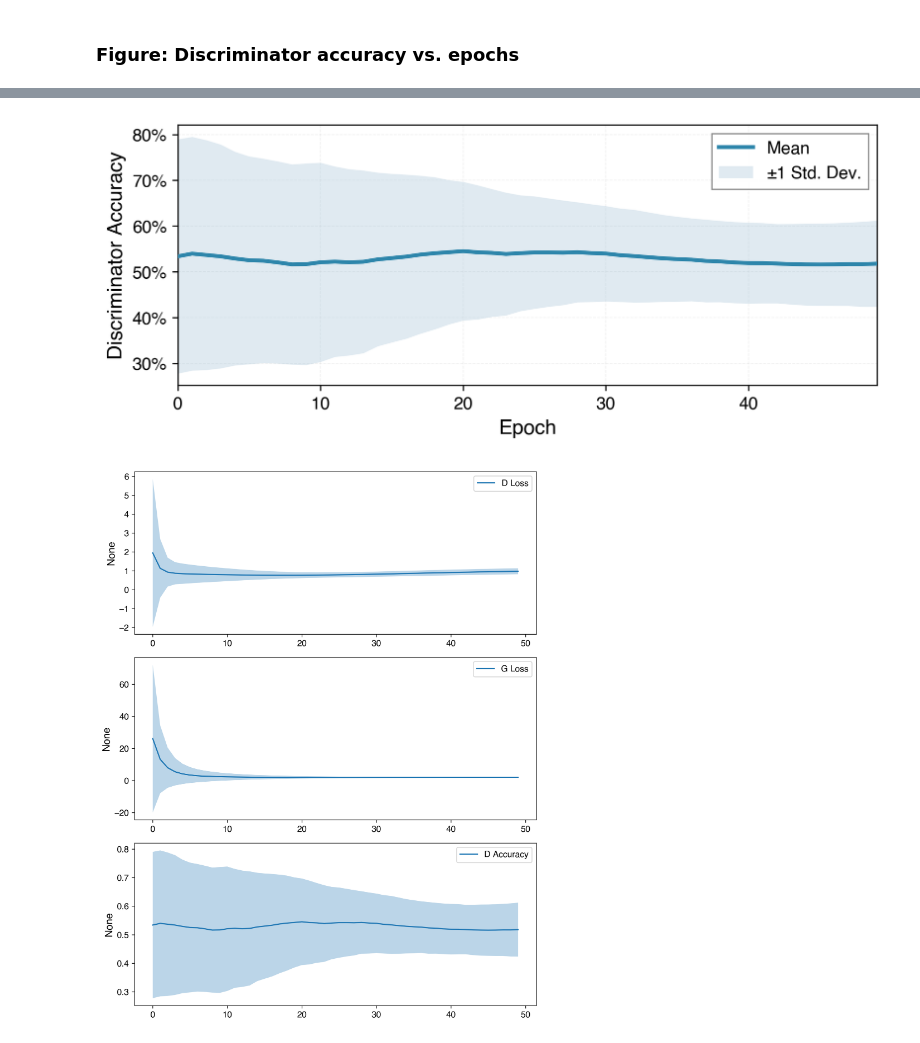
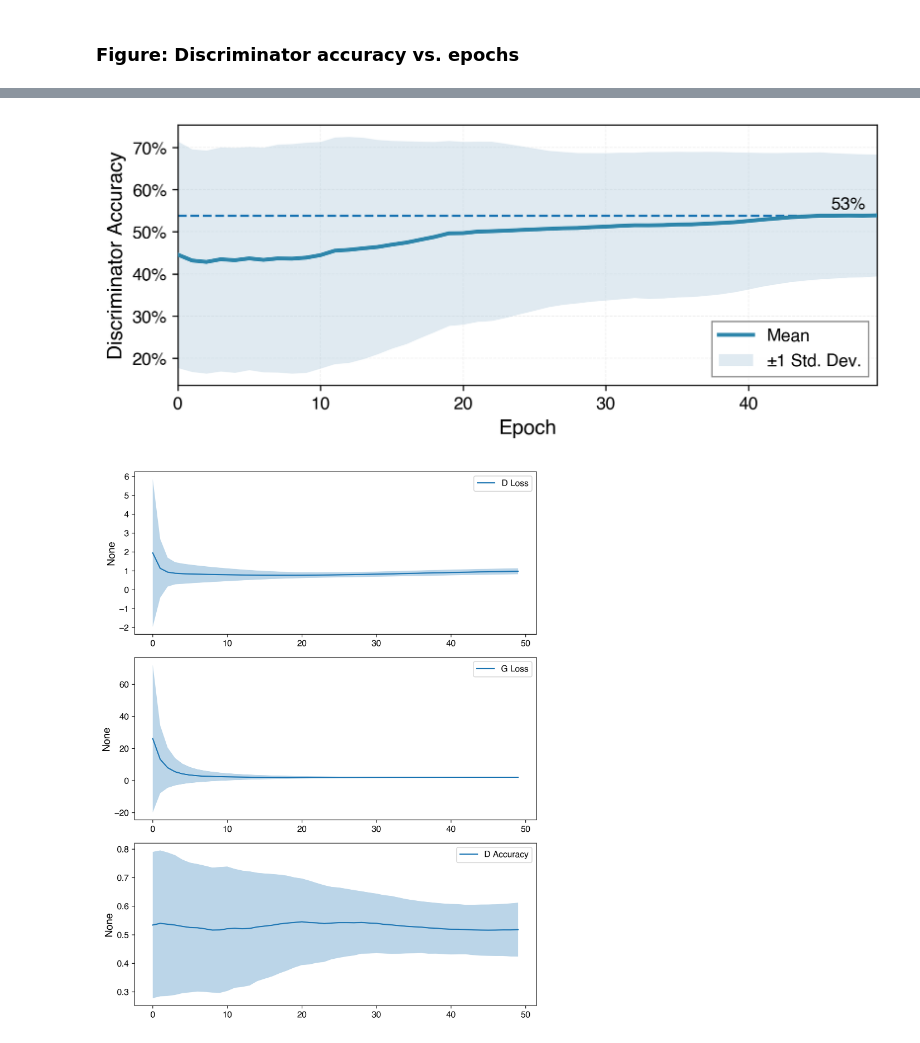
Before and after one commit to prajapati-incontrol/TapSEGNN, a Jupyter notebook: notebooks/create_figures.ipynb, the cells around one changed output, grey strips where cells are left out. Cells and saved outputs as stored; diff of their text form; code cells hidden in the pictures.

```diff
--- a/notebooks/create_figures.ipynb
+++ b/notebooks/create_figures.ipynb
@@ -10,9 +10,9 @@ import matplotlib.pyplot as plt
 parent_dir = os.path.abspath(os.path.join(os.getcwd(), '..'))
 sys.path.insert(0, parent_dir)
 # %%
-generated_data = joblib.load(parent_dir + f'/results/GAN_only/Oct2_all_seed_generated_data.pkl')
-simulated_v_pf_data = joblib.load(parent_dir + f'/results/GAN_only/Oct2_all_seed_simulated_v_pf_data.pkl')
-all_losses_seeds = joblib.load(parent_dir + f'/results/GAN_only/Oct2_all_seed_losses_data.pkl')
+generated_data = joblib.load(parent_dir + f'/results/GAN_only/Oct3_all_seed_generated_data.pkl')
+simulated_v_pf_data = joblib.load(parent_dir + f'/results/GAN_only/Oct3__all_seed_simulated_v_pf_data.pkl')
+all_losses_seeds = joblib.load(parent_dir + f'/results/GAN_only/Oct3_all_seed_losses_data.pkl')
 
 seeds = np.arange(len(generated_data.keys()))
 
@@ -96,6 +114,9 @@ ax.fill_between(x,
                 label='±1 Std. Dev.',
                 zorder=2)
 
+ax.hlines(0.538,0,49,linestyles='dashed')
+ax.text(47, 0.545, '53%', ha='center', va='bottom')
+
 # Styling improvements
 ax.set_xlabel('Epoch', fontweight='normal')
 ax.set_ylabel('Discriminator Accuracy', fontweight='normal')
@@ -108,34 +129,34 @@ ax.set_axisbelow(True)
 ax.set_xlim(0,49)
 
 # Set y-axis to percentage if needed (0-1 range)
 if val_d_accuracies_mean.max() <= 1.0:
     ax.yaxis.set_major_formatter(plt.FuncFormatter(lambda y, _: f'{y:.0%}'))
 
 # Clean up spines
 # ax.spines['top'].set_visible(False)
 # ax.spines['right'].set_visible()
 # ax.spines['left'].set_linewidth(0.8)
 # ax.spines['bottom'].set_linewidth(0.8)
 
 # Legend with refined styling
 legend = ax.legend(frameon=True,
                    loc='best',
                    framealpha=0.95,
                    edgecolor='gray',
                    fancybox=False,
                    shadow=False)
 legend.get_frame().set_linewidth(0.8)
 
 # Tight layout with padding
 # plt.tight_layout(pad=0.0)
 
 # Save as high-quality PDF and PNG
 plt.savefig('FIG_discriminator_accuracy.pdf', dpi=300, bbox_inches='tight')
 # plt.savefig('discriminator_accuracy.png', dpi=300, bbox_inches='tight')
 
 plt.show()
 # %% [output]
-[figure, old version]
+[figure, new version]
 # %%
 val_d_losses_mean = all_val_d_losses_df.mean(axis=1)
 val_d_losses_std = all_val_d_losses_df.std(axis=1)
```
Also changed, not shown: parts of 3 cells of this notebook, 3 other files.
